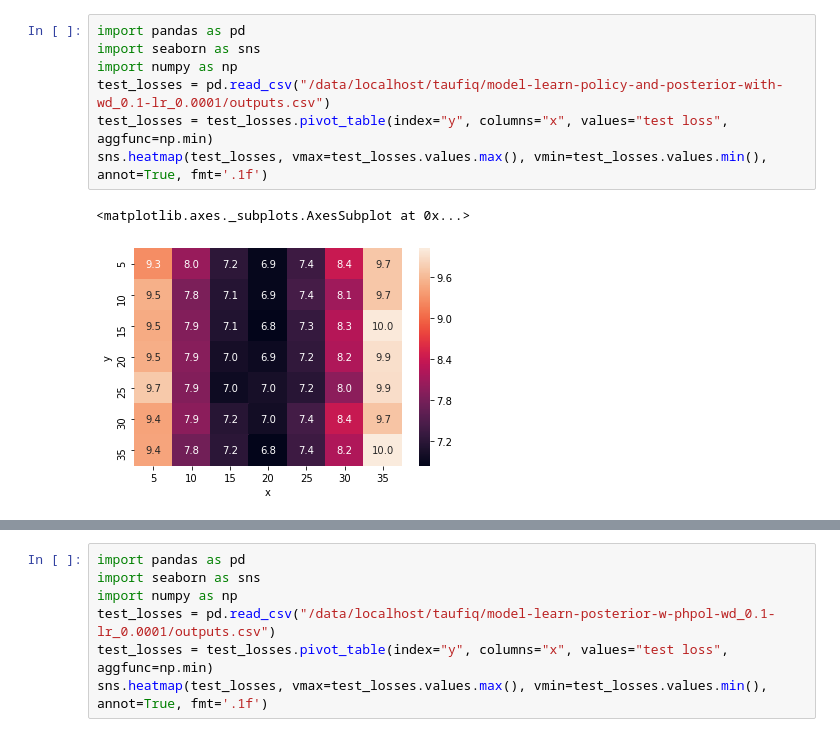
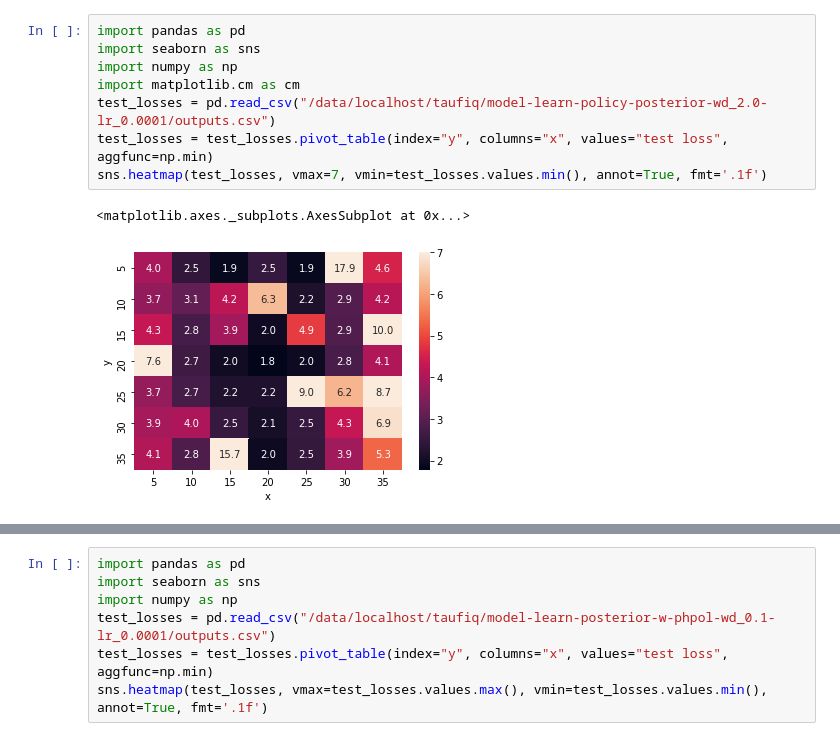
Before and after one commit to faaizT/CausalTwinAssessment, a Jupyter notebook: ELBO Analysis.ipynb, the cells around one changed output, grey strips where cells are left out. Drawn from its saved outputs; the diff is of its cells as text.

```diff
--- a/ELBO Analysis.ipynb
+++ b/ELBO Analysis.ipynb
@@ -1,10 +1,11 @@
 # %%
 import pandas as pd
 import seaborn as sns
 import numpy as np
-test_losses = pd.read_csv("/data/localhost/taufiq/model-learn-policy-and-posterior-with-wd_0.1-lr_0.0001/outputs.csv")
+import matplotlib.cm as cm
+test_losses = pd.read_csv("/data/localhost/taufiq/model-learn-policy-posterior-wd_2.0-lr_0.0001/outputs.csv")
 test_losses = test_losses.pivot_table(index="y", columns="x", values="test loss", aggfunc=np.min)
-sns.heatmap(test_losses, vmax=test_losses.values.max(), vmin=test_losses.values.min(), annot=True, fmt='.1f')
+sns.heatmap(test_losses, vmax=7, vmin=test_losses.values.min(), annot=True, fmt='.1f')
 # %% [output]
 <matplotlib.axes._subplots.AxesSubplot at 0x...>
-[figure, old version]
+[figure, new version]
```
Also changed, not shown: parts of 6 cells of this notebook.
